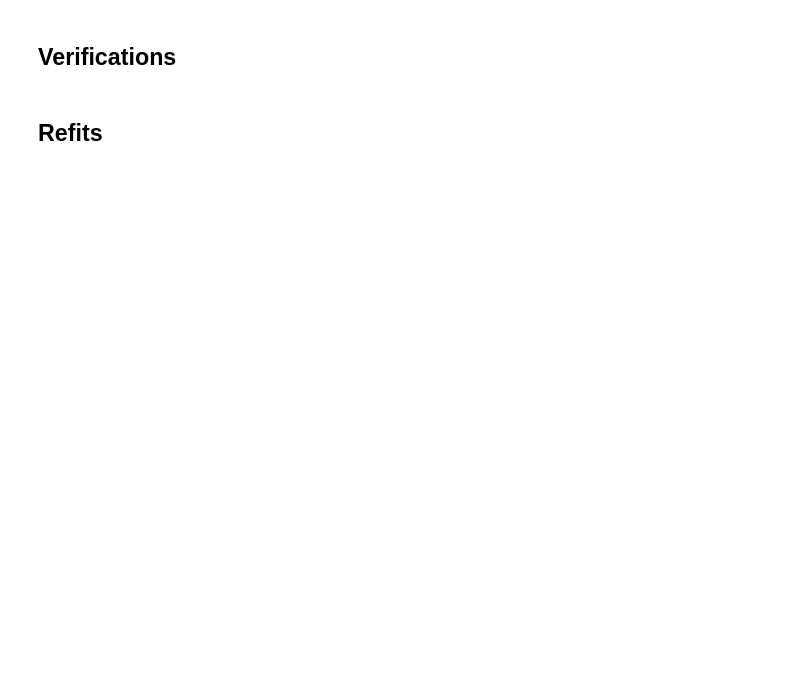
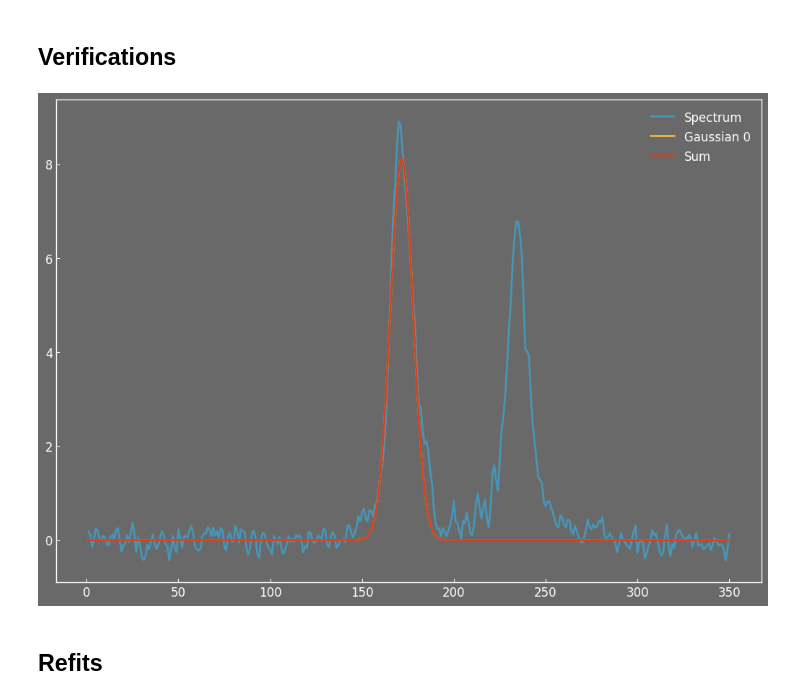
Before and after one commit to mamar828/Stage, a Jupyter notebook: applications/co/fitting_12co.ipynb, the cells around one changed output. Cells and saved outputs as stored; diff of their text form; code cells hidden in the pictures; blank space fills up the shorter version.

```diff
--- a/applications/co/fitting_12co.ipynb
+++ b/applications/co/fitting_12co.ipynb
@@ -190,8 +198,10 @@ if __name__ == "__main__":
         "PEAK_MINIMUM_DISTANCE" : 6,
         "PEAK_WIDTH" : 2,
         "INITIAL_GUESSES_BINNING" : 2,
-        "MAX_RESIDUE_SIGMAS" : 5
+        "MAX_RESIDUE_SIGMAS" : 5,
+        "initial_guesses_maximum_gaussian_stddev" : 7
     }
+
 
     chi2, fit_results = N4.fit(spectrum_parameters)
     chi2.save("data/Loop4_co/N4/chi2.fits")
@@ -215,8 +229,10 @@ RuntimeError: No active exception to reraise
 # %%
 total_object_N4 = Tesseract.load(f"data/Loop4_co/N4/object.fits")
 fig = gl.Figure(size=(10,7), figure_style="dim")
-fig.add_elements(*total_object_N4.get_spectrum_plot(N4, DS9Coords(20, 5)))
+fig.add_elements(*total_object_N4.get_spectrum_plot(N4, DS9Coords(26, 23)))
 fig.show()
+# %% [output]
+[figure, added]
 # %% [markdown]
 ## Refits
 # %%
```
Also changed, not shown: parts of 8 cells of this notebook, 3 other files.
